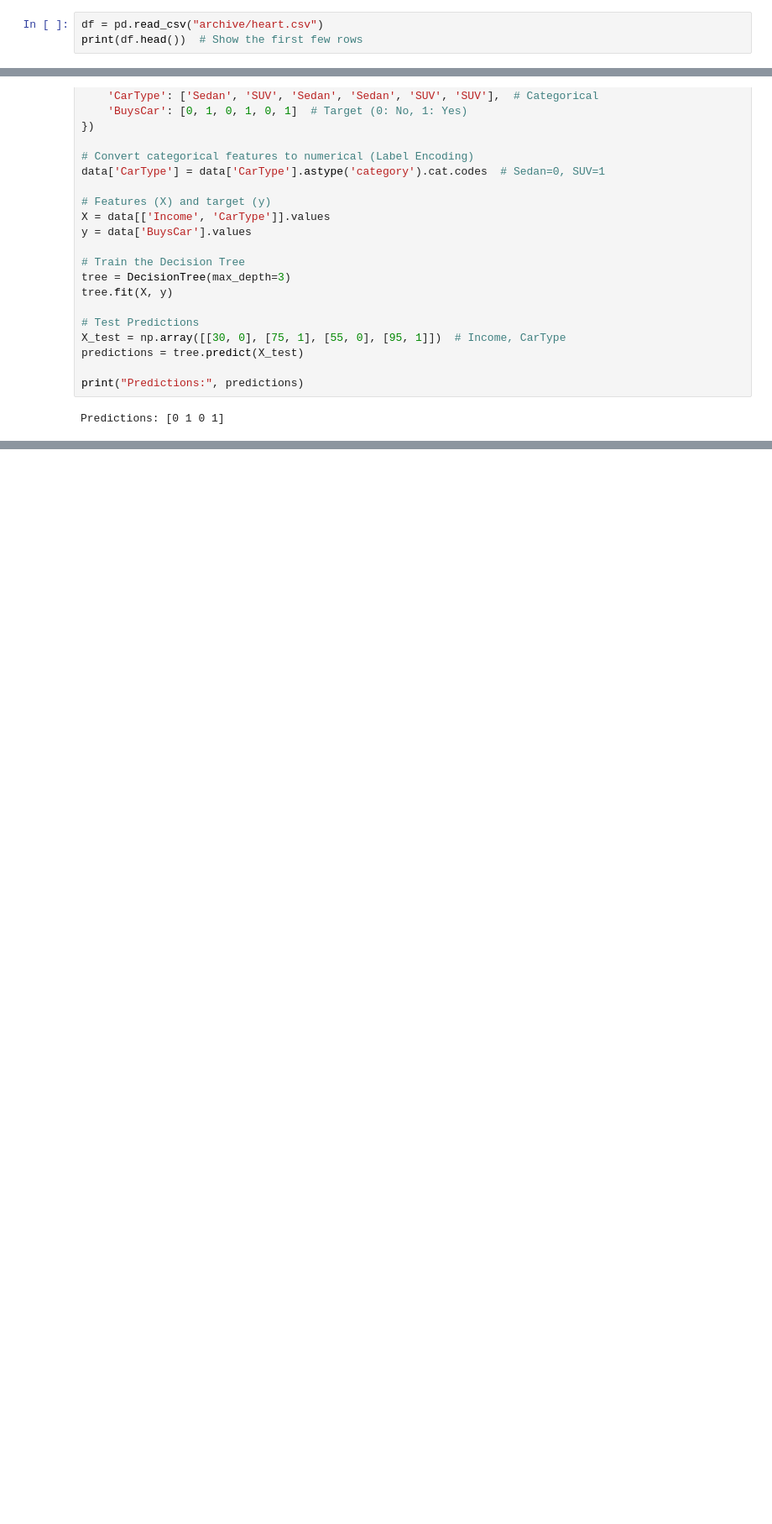
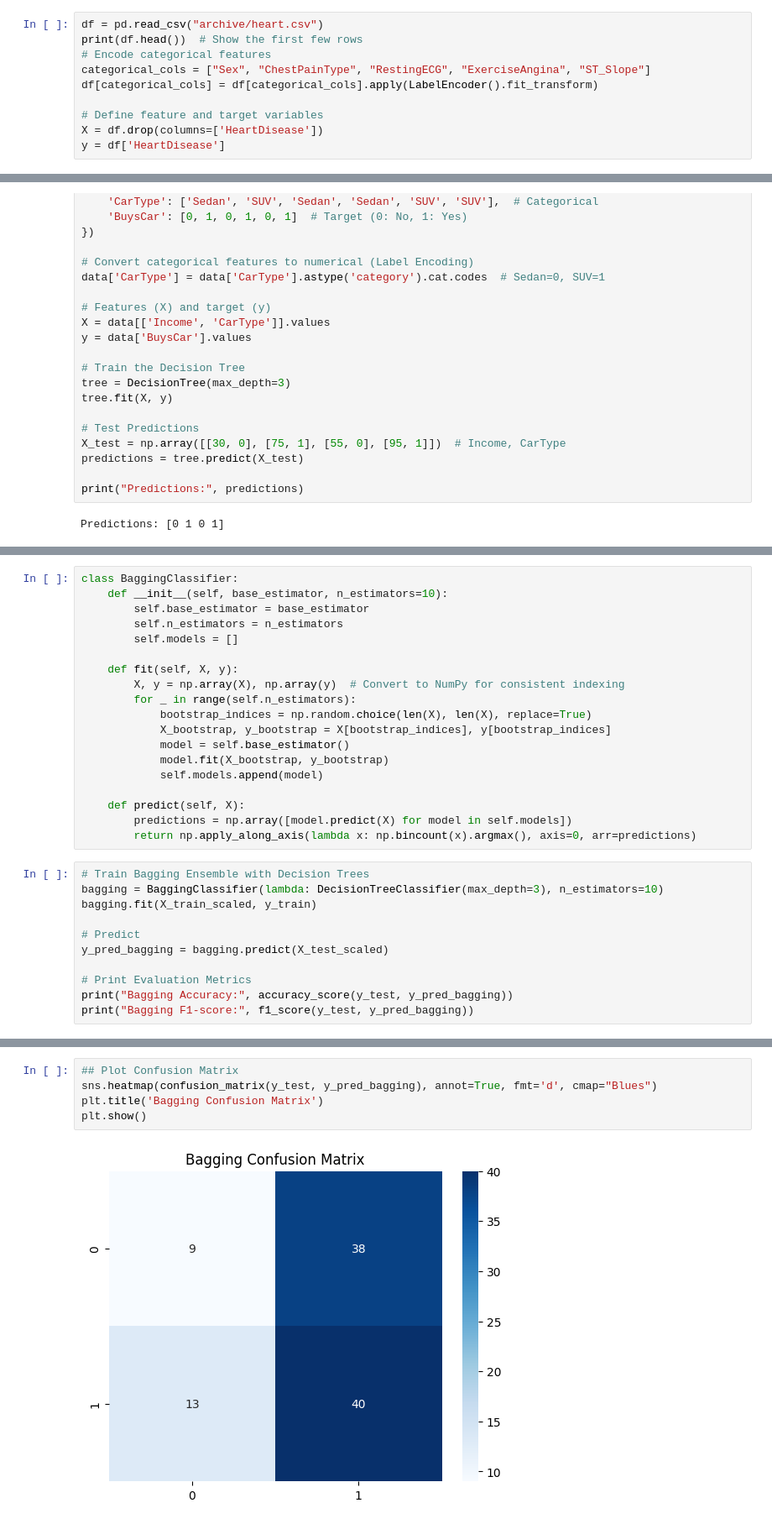
Before and after one commit to MhammedAhmmed/Heart-Failure-Classification, a Jupyter notebook: lab1.ipynb, the cells around one changed output, grey strips where cells are left out. Shown at 84% size. Cells and saved outputs as stored; diff of their text form; blank space fills up the shorter version.

Commit message:
add Logistic and Bagging classifires

```diff
--- a/lab1.ipynb
+++ b/lab1.ipynb
@@ -9,6 +13,13 @@ from sklearn.model_selection import train_test_split
 # %%
 df = pd.read_csv("archive/heart.csv")
 print(df.head())  # Show the first few rows
+# Encode categorical features
+categorical_cols = ["Sex", "ChestPainType", "RestingECG", "ExerciseAngina", "ST_Slope"]
+df[categorical_cols] = df[categorical_cols].apply(LabelEncoder().fit_transform)
+
+# Define feature and target variables
+X = df.drop(columns=['HeartDisease'])
+y = df['HeartDisease']
 # %% [output]
    Age Sex ChestPainType  RestingBP  Cholesterol  FastingBS RestingECG  MaxHR  \
 0   40   M           ATA        140          289          0     Normal    172
@@ -195,0 +230,30 @@ Predictions: [0 1 0 1]
+# %%
+class BaggingClassifier:
+    def __init__(self, base_estimator, n_estimators=10):
+        self.base_estimator = base_estimator
+        self.n_estimators = n_estimators
+        self.models = []
+
+    def fit(self, X, y):
+        X, y = np.array(X), np.array(y)  # Convert to NumPy for consistent indexing
+        for _ in range(self.n_estimators):
+            bootstrap_indices = np.random.choice(len(X), len(X), replace=True)
+            X_bootstrap, y_bootstrap = X[bootstrap_indices], y[bootstrap_indices]
+            model = self.base_estimator()
+            model.fit(X_bootstrap, y_bootstrap)
+            self.models.append(model)
+
+    def predict(self, X):
+        predictions = np.array([model.predict(X) for model in self.models])
+        return np.apply_along_axis(lambda x: np.bincount(x).argmax(), axis=0, arr=predictions)
+# %%
+# Train Bagging Ensemble with Decision Trees
+bagging = BaggingClassifier(lambda: DecisionTreeClassifier(max_depth=3), n_estimators=10)
+bagging.fit(X_train_scaled, y_train)
+
+# Predict
+y_pred_bagging = bagging.predict(X_test_scaled)
+
+# Print Evaluation Metrics
+print("Bagging Accuracy:", accuracy_score(y_test, y_pred_bagging))
+print("Bagging F1-score:", f1_score(y_test, y_pred_bagging))
@@ -195,0 +264,7 @@ Predictions: [0 1 0 1]
+# %%
+## Plot Confusion Matrix
+sns.heatmap(confusion_matrix(y_test, y_pred_bagging), annot=True, fmt='d', cmap="Blues")
+plt.title('Bagging Confusion Matrix')
+plt.show()
+# %% [output]
+[figure, added]
```
Also changed, not shown: parts of 10 cells of this notebook.
